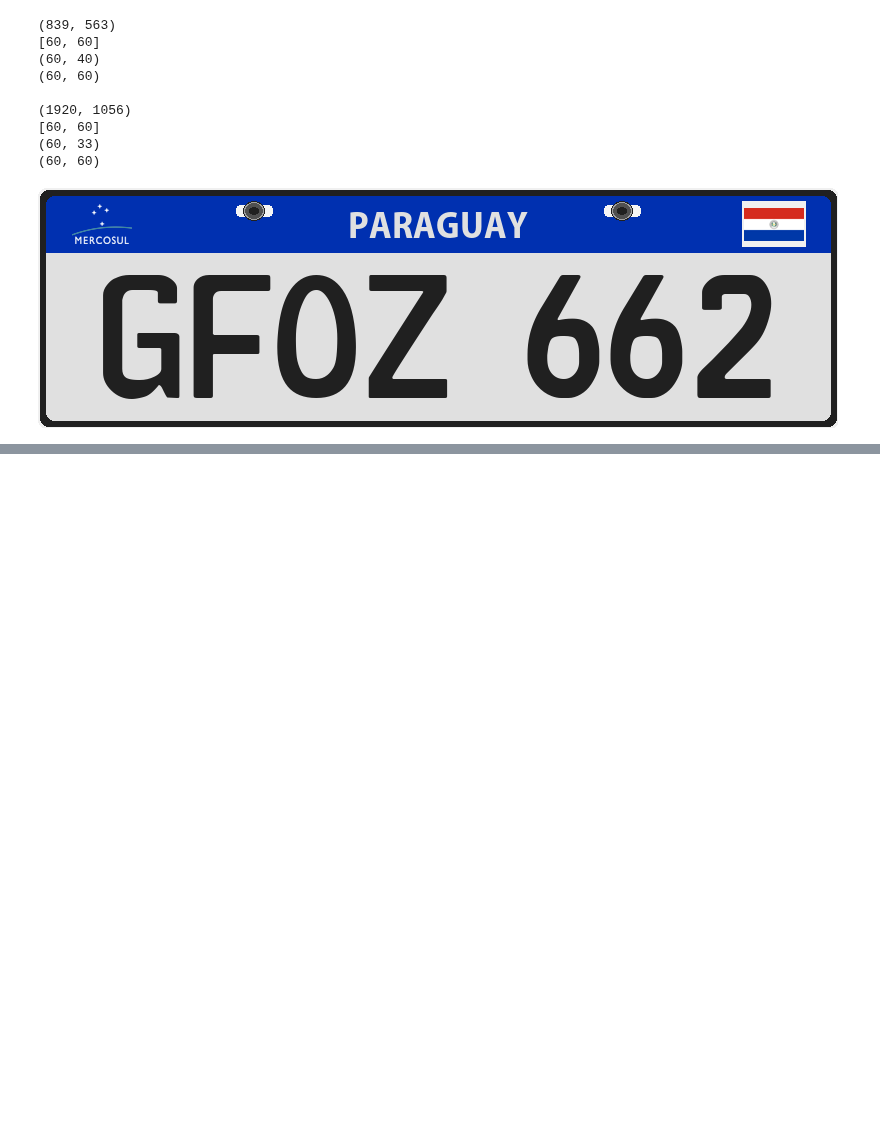
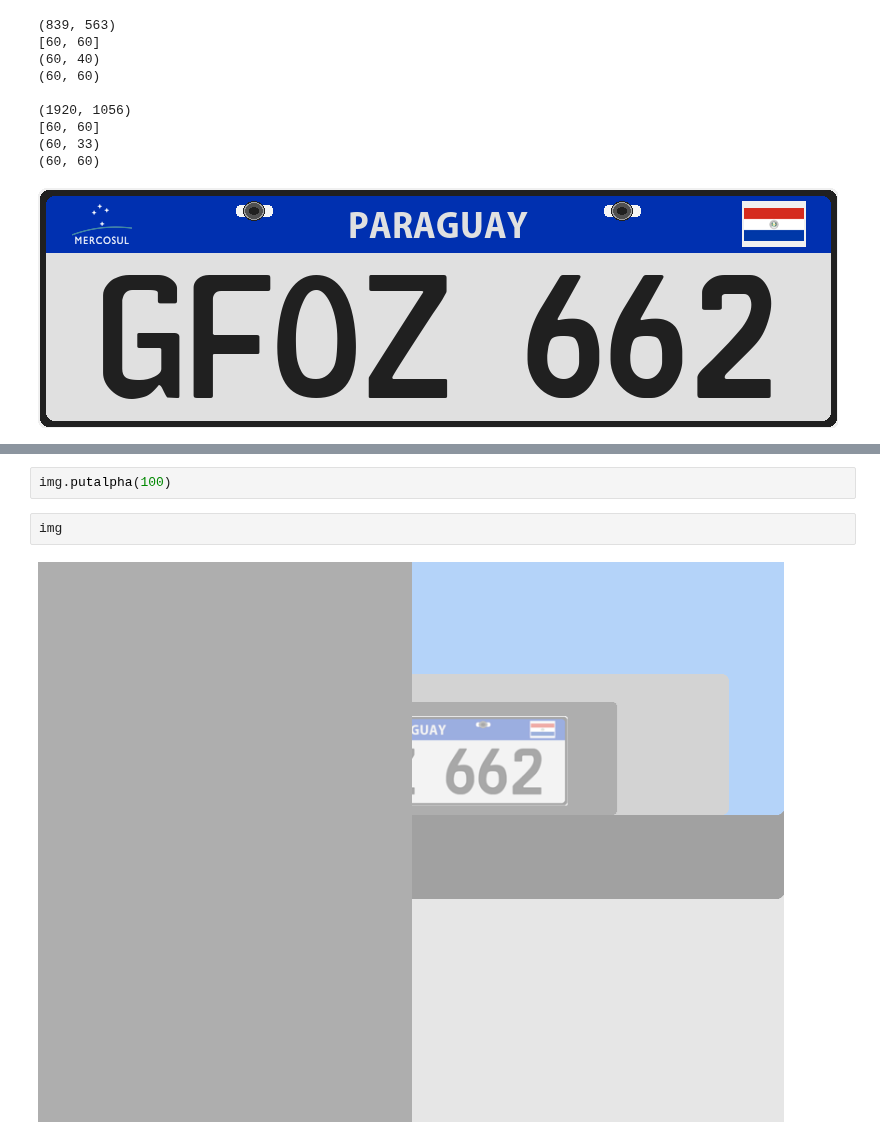
Before and after one commit to samgguimaraes/licence-place-gen, a Jupyter notebook: notebook/img_gen.ipynb, the cells around one changed output, grey strips where cells are left out. Saved outputs shown, nothing was run; the diff lists cells and outputs as text; blank space fills up the shorter version.

```diff
--- a/notebook/img_gen.ipynb
+++ b/notebook/img_gen.ipynb
@@ -359,0 +376,6 @@ img
+# %%
+img.putalpha(100)
+# %%
+img
+# %% [output]
+[figure, added]
```
Also changed, not shown: parts of 3 cells of this notebook, 2 other files.
